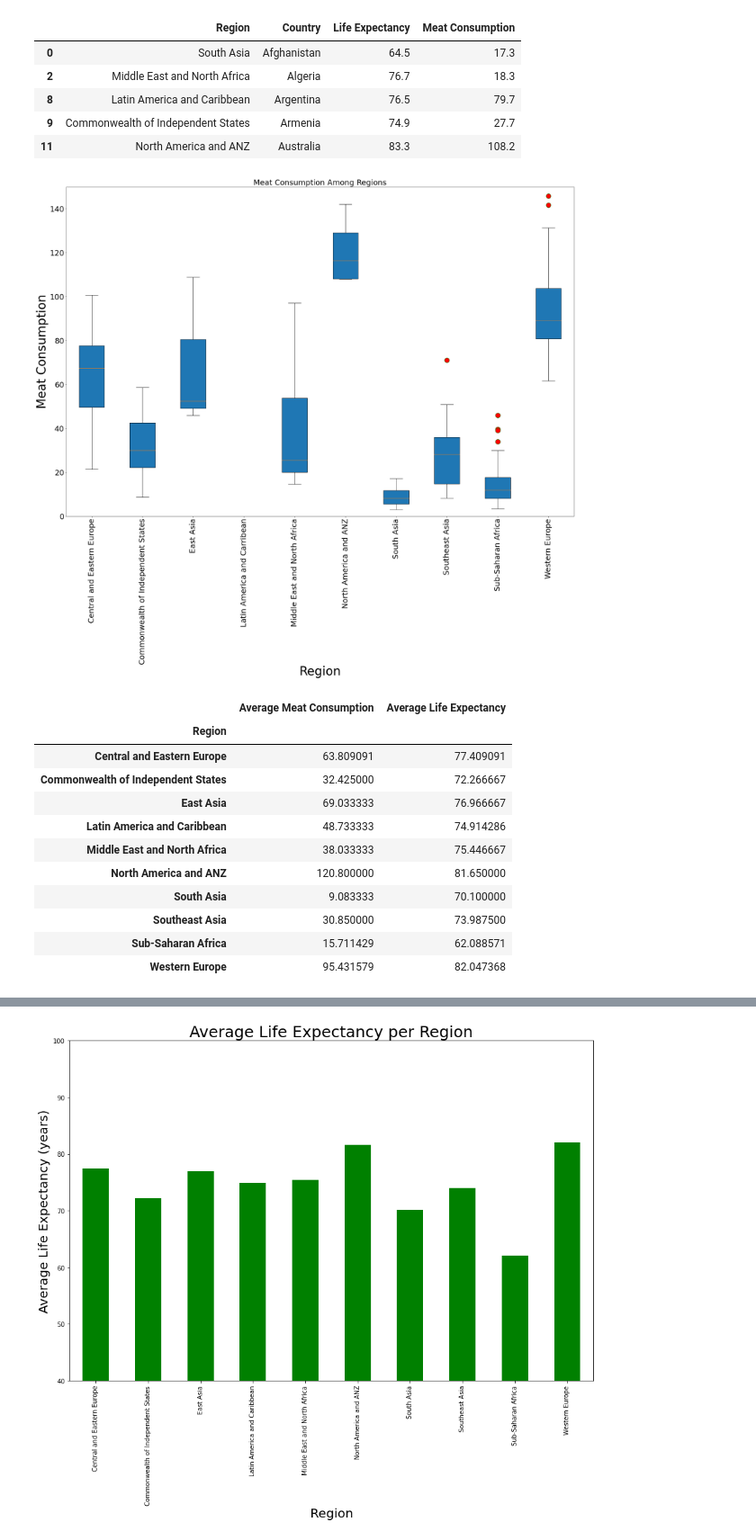
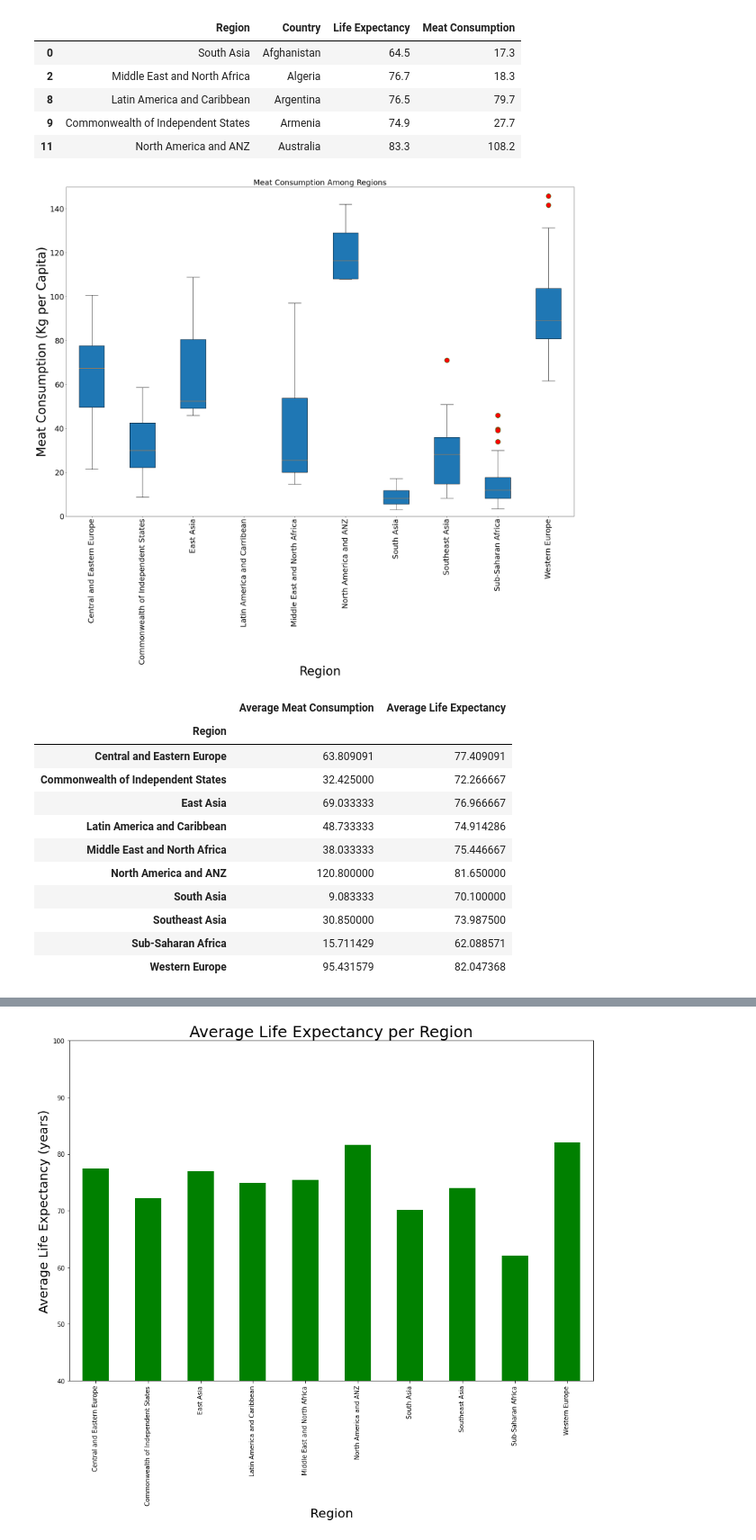
Before and after one commit to ermcgrew/bootcamp_project_one, a Jupyter notebook: data_analysis.ipynb, the cells around one changed output, grey strips where cells are left out. Shown: that part at 90% size. Drawn from its saved outputs; the diff is of its cells as text; code cells hidden in the pictures.

```diff
--- a/data_analysis.ipynb
+++ b/data_analysis.ipynb
@@ -355,38 +319,0 @@ Regions = ["Central and Eastern Europe","Commonwealth of Independent States","Ea
-# %%
-flierprops = dict(marker='o', markerfacecolor='r', markersize=16,
-                  linestyle='none', markeredgecolor='g')
-data = [CEEuro,Ind_States,EAsia,LatA_C,MidE_NorA,NorAme,SouthAsia,SouthEastAsia,SSAfrica,WEuro]
-plt.subplots(figsize=(30, 20))
-plt.title('Meat Consumption Among Regions',fontsize =25)
-plt.ylabel('Meat Consumption',fontsize = 40)
-plt.xlabel('Region',fontsize = 40)
-plt.xticks(rotation='vertical',fontsize = 25)
-plt.yticks(fontsize = 25)
-plt.boxplot(data, labels=Regions, widths = 0.5, patch_artist=True,vert=True,flierprops=flierprops)
-
-plt.ylim(0, 150)
-
-plt.show()
-# %% [output]
-[figure, removed]
-# %%
-reg_lifex_mean = region_lifeexpect_df.groupby('Region')['Life Expectancy'].mean()
-reg_lifex_mean
-reg_mc_mean = region_lifeexpect_df.groupby('Region')['Meat Consumption'].mean()
-reg_mc_mean
-lifex_mc_summary = pd.DataFrame({'Average Meat Consumption':reg_mc_mean,
-                           'Average Life Expectancy':reg_lifex_mean})
-lifex_mc_summary
-# %% [output]
-|  | Average Meat Consumption | Average Life Expectancy |
-| Region |  |  |
-| Central and Eastern Europe | 63.809091 | 77.409091 |
-| Commonwealth of Independent States | 32.425000 | 72.266667 |
-| East Asia | 69.033333 | 76.966667 |
-| Latin America and Caribbean | 48.733333 | 74.914286 |
-| Middle East and North Africa | 38.033333 | 75.446667 |
-| North America and ANZ | 120.800000 | 81.650000 |
-| South Asia | 9.083333 | 70.100000 |
-| Southeast Asia | 30.850000 | 73.987500 |
-| Sub-Saharan Africa | 15.711429 | 62.088571 |
-| Western Europe | 95.431579 | 82.047368 |
@@ -393,3 +355,41 @@ lifex_mc_summary
+# %%
+flierprops = dict(marker='o', markerfacecolor='r', markersize=16,
+                  linestyle='none', markeredgecolor='g')
+data = [CEEuro,Ind_States,EAsia,LatA_C,MidE_NorA,NorAme,SouthAsia,SouthEastAsia,SSAfrica,WEuro]
+plt.subplots(figsize=(30, 20))
+plt.title('Meat Consumption Among Regions',fontsize =25)
+plt.ylabel('Meat Consumption (Kg per Capita)',fontsize = 40)
+plt.xlabel('Region',fontsize = 40)
+plt.xticks(rotation='vertical',fontsize = 25)
+plt.yticks(fontsize = 25)
+plt.boxplot(data, labels=Regions, widths = 0.5, patch_artist=True,vert=True,flierprops=flierprops)
+
+plt.ylim(0, 150)
+
+plt.show()
+# %% [output]
+[figure, added]
+# %%
+reg_lifex_mean = region_lifeexpect_df.groupby('Region')['Life Expectancy'].mean()
+reg_lifex_mean
+reg_mc_mean = region_lifeexpect_df.groupby('Region')['Meat Consumption'].mean()
+reg_mc_mean
+lifex_mc_summary = pd.DataFrame({'Average Meat Consumption':reg_mc_mean,
+                           'Average Life Expectancy':reg_lifex_mean})
+lifex_mc_summary
+# %% [output]
+|  | Average Meat Consumption | Average Life Expectancy |
+| Region |  |  |
+| Central and Eastern Europe | 63.809091 | 77.409091 |
+| Commonwealth of Independent States | 32.425000 | 72.266667 |
+| East Asia | 69.033333 | 76.966667 |
+| Latin America and Caribbean | 48.733333 | 74.914286 |
+| Middle East and North Africa | 38.033333 | 75.446667 |
+| North America and ANZ | 120.800000 | 81.650000 |
+| South Asia | 9.083333 | 70.100000 |
+| Southeast Asia | 30.850000 | 73.987500 |
+| Sub-Saharan Africa | 15.711429 | 62.088571 |
+| Western Europe | 95.431579 | 82.047368 |
 # %%
 pd_plot = reg_mc_mean.plot.bar(figsize=(15,10),color = 'y')
 plt.title("Average Meat Consumption per Region",fontsize=25)
```
Also changed, not shown: parts of 5 cells of this notebook.
